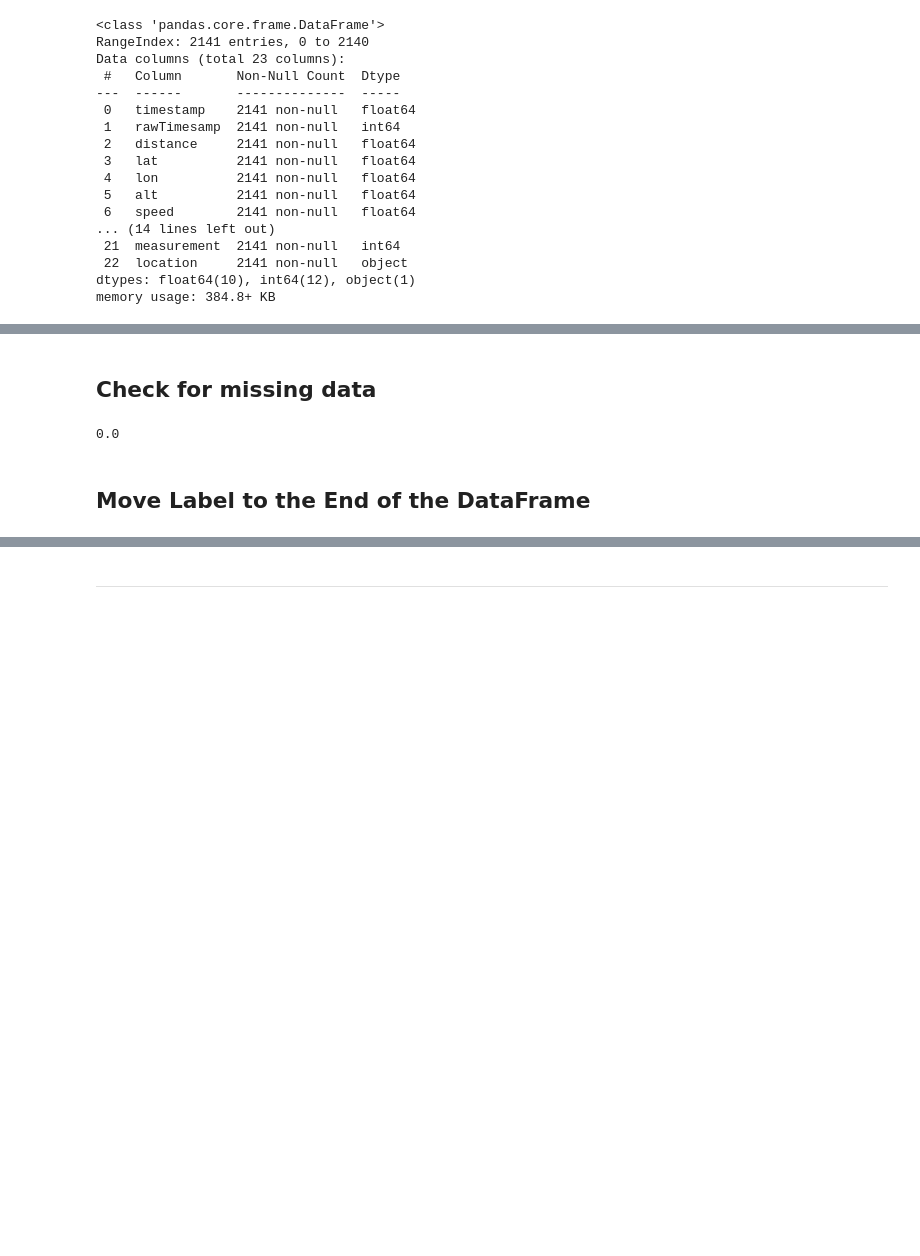
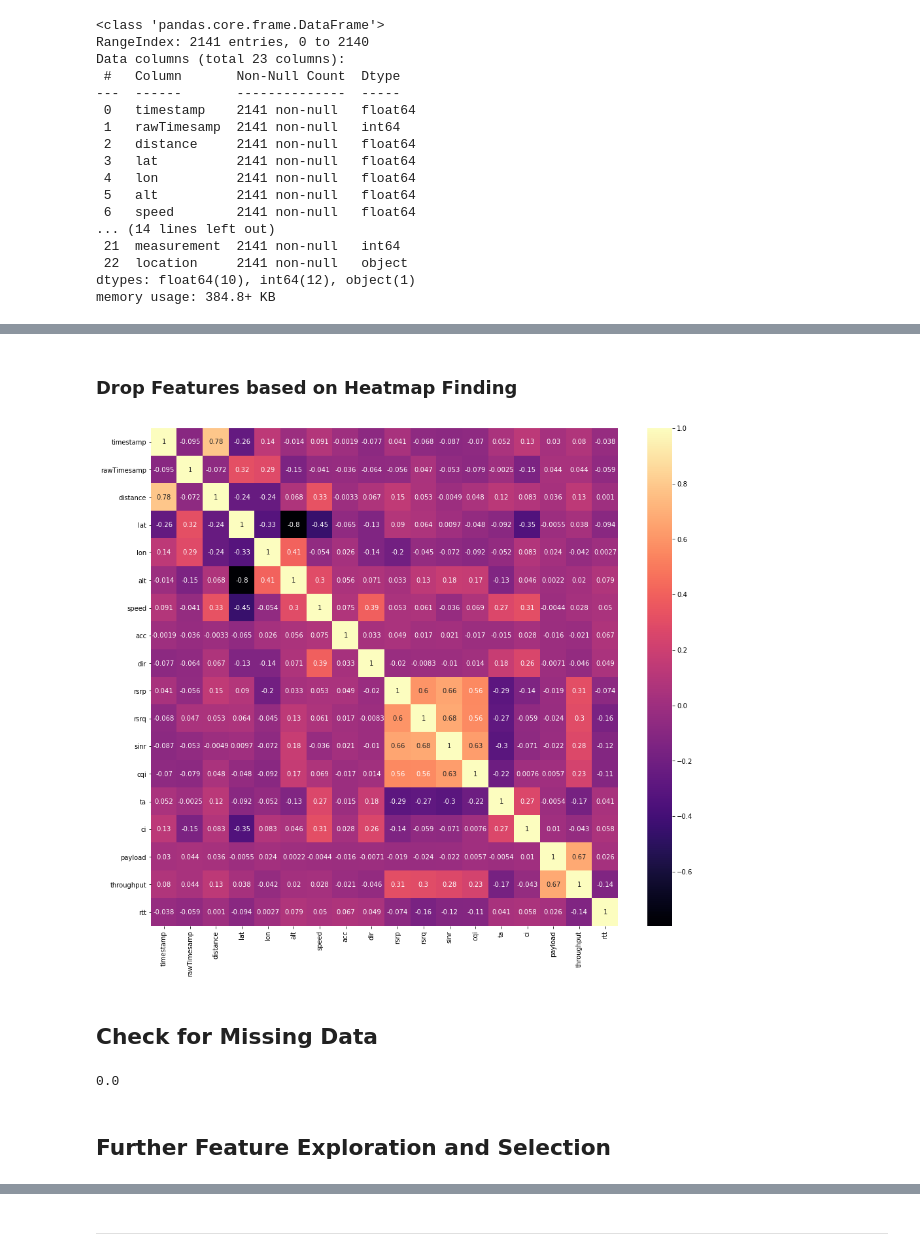
Before and after one commit to luiul/statistics-meets-logistics, a Jupyter notebook: project-w-data/dl-project.ipynb, the cells around one changed output, grey strips where cells are left out. Saved outputs shown, nothing was run; the diff lists cells and outputs as text; code cells hidden in the pictures; blank space fills up the shorter version.

```diff
--- a/project-w-data/dl-project.ipynb
+++ b/project-w-data/dl-project.ipynb
@@ -234,5 +272,19 @@ sns.heatmap(df.corr(),cmap='magma',annot=True)
+# %% [markdown]
+### Drop Features based on Heatmap Finding
+# %%
+df = df.drop('id',axis=1)
+df = df.drop('measurement', axis=1)
+df = df.drop('pci',axis=1)
+df = df.drop('ss',axis=1)
+
+# alt vs lat are highly correlated!
+# %%
+plt.figure(figsize=(16,14))
+sns.heatmap(df.corr(),cmap='magma',annot=True);
+# %% [output]
+[figure, added]
 # %% [markdown]
-## Check for missing data
+## Check for Missing Data
 # %%
 def percent_missing(df):
     percent_nan = df.isnull().sum() / len(df) * 100
@@ -252,5 +304,3 @@ percent_missing(df).sum()
 # plt.figure(figsize=(10,8))
 # sns.barplot(x=percent_nan.index,y=percent_nan)
 # plt.xticks(rotation=90);
-# %% [markdown]
-## Move Label to the End of the DataFrame
@@ -261,0 +307,2 @@ df = df[cols+['throughput']]
+# %% [markdown]
+## Further Feature Exploration and Selection
```
Also changed, not shown: parts of 112 cells of this notebook, 11 other files.
